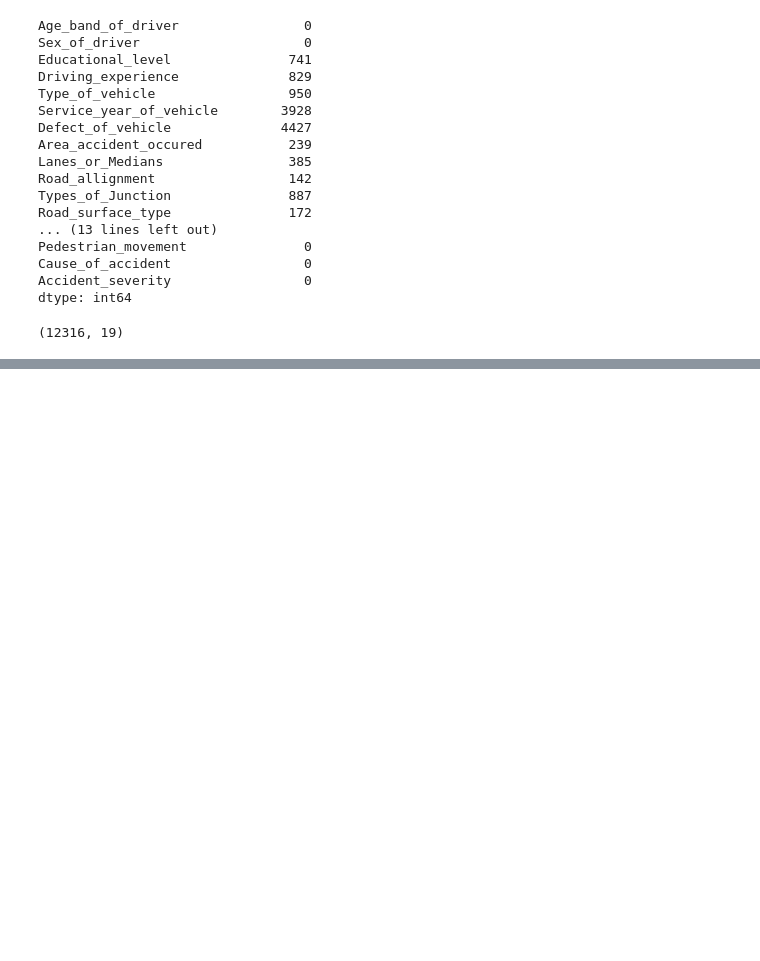
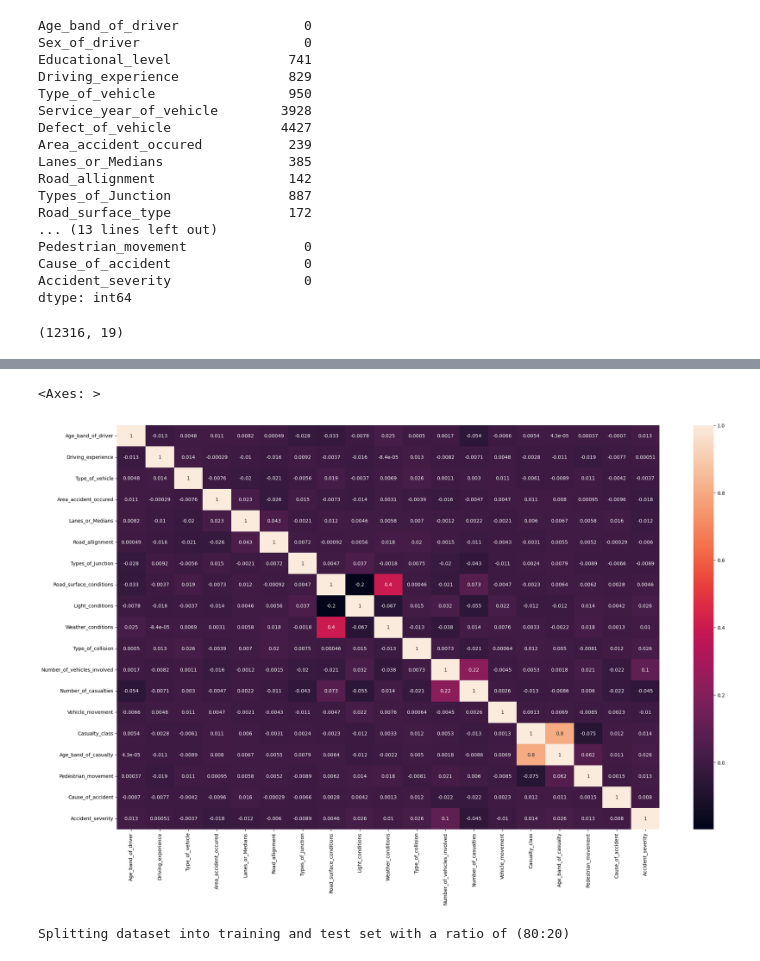
Before and after one commit to Impact-Dev1/Road-Traffic-Severity-Classification, a Jupyter notebook: main.ipynb, the cells around one changed output, grey strips where cells are left out. Saved outputs shown, nothing was run; the diff lists cells and outputs as text; code cells hidden in the pictures; blank space fills up the shorter version.

```diff
--- a/main.ipynb
+++ b/main.ipynb
@@ -333,0 +392,10 @@ df.shape
+# %%
+from sklearn.preprocessing import LabelEncoder           #or one hot encoder
+LE = LabelEncoder()
+df=df.apply(LE.fit_transform)                            #categorical values to integers
+# %%
+plt.figure(figsize=[25,15])
+sns.heatmap(df.corr(),annot=True)
+# %% [output]
+<Axes: >
+[figure, added]
@@ -333,0 +407,4 @@ df.shape
+# %%
+print("Splitting dataset into training and test set with a ratio of (80:20)")
+# %% [output]
+Splitting dataset into training and test set with a ratio of (80:20)
```
Also changed, not shown: parts of 14 cells of this notebook.
